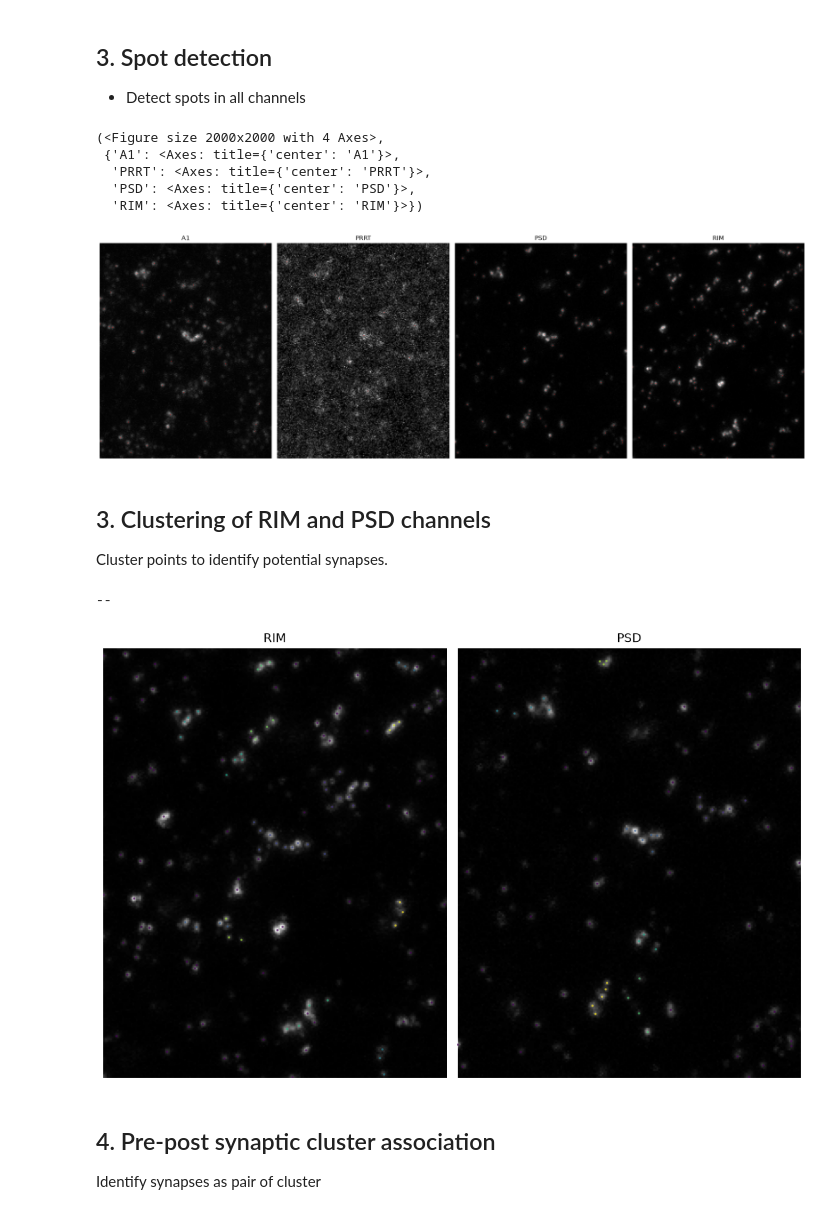
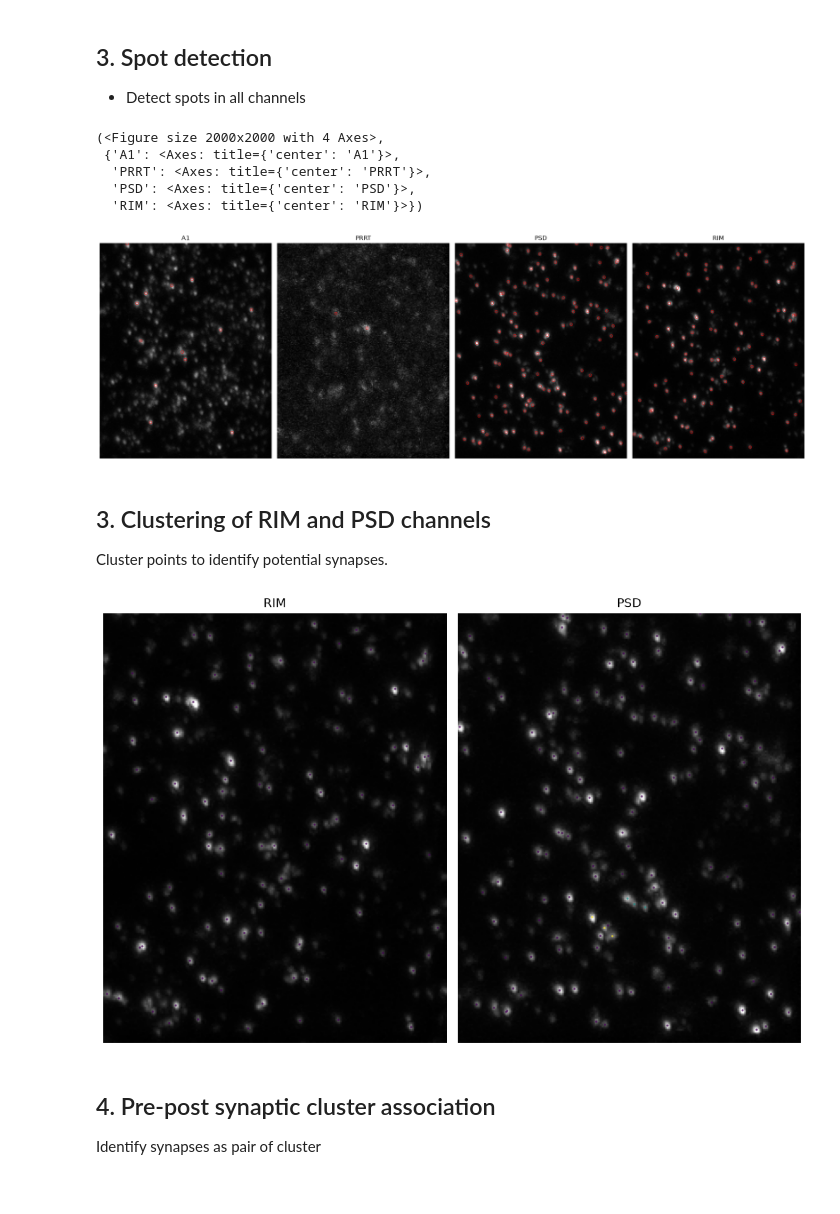
Before and after one commit to jboulanger/synex, a Jupyter notebook: notebooks/Analysis.ipynb, the cells around one changed output. Cells and saved outputs as stored; diff of their text form; code cells hidden in the pictures.

```diff
--- a/notebooks/Analysis.ipynb
+++ b/notebooks/Analysis.ipynb
@@ -23,6 +90,6 @@ v.add_image(image.data, channel_axis=1, name=channels)
 # %% [markdown]
 # 2. Drift correction
 # %%
-shifts, stabilized = pclst.correct_z_drift(data)
-pclst.plot_drift_correction(data,stabilized,shifts)
+shifts, stabilized = synxm.correct_z_drift(data)
+synxm.plot_drift_correction(data,stabilized,shifts)
 # %% [output]
@@ -30,2 +97,2 @@ pclst.plot_drift_correction(data,stabilized,shifts)
 # %%
-# v.add_image(stabilized.data[0,0,:,:100,:100], channel_axis=1)
+v.add_image(stabilized.data[0], channel_axis=1)
@@ -37,53 +116,43 @@ pclst.plot_drift_correction(data,stabilized,shifts)
 import matplotlib.pyplot as plt
 import numpy as np
 
-tmp = stabilized[0, :, :, 250:500, 800:1000]
-parameters = {
-    "PRRT": {"scale_um": 0.4, "specificity": 6},
-    "A1": {"scale_um": 0.3, "specificity": 6},
-    "PSD": {"scale_um": 0.1, "specificity": 8},
-    "RIM": {"scale_um": 0.1, "specificity": 6},
-}
+tmp = stabilized[0]#, :, :, 250:500, 800:1000]
 
-points = pclst.detect_puncta(tmp, parameters)
+points = synxm.detect_puncta(tmp, parameters["detection"])
 
 fig = plt.figure(figsize=(20, 20))
-fig, axes = pclst.plot_data(tmp, split=True, fig=fig)
-pclst.plot_points(points, ms=1, split=True, axes_dict=axes)
+fig, axes = synxm.plot_data(tmp, split=True, fig=fig)
+synxm.plot_points(points, ms=10, split=True, axes_dict=axes)
 # %% [output]
 (<Figure size 2000x2000 with 4 Axes>,
  {'A1': <Axes: title={'center': 'A1'}>,
   'PRRT': <Axes: title={'center': 'PRRT'}>,
   'PSD': <Axes: title={'center': 'PSD'}>,
   'RIM': <Axes: title={'center': 'RIM'}>})
-[figure, old version]
+[figure, new version]
 # %%
-import napari
 
-v = napari.Viewer(ndisplay=3)
-# v.add_image(image.data, channel_axis=1)
+
 vx = np.array([(tmp[a][1].values - tmp[a][0].values) for a in ["Z", "Y", "X"]])
 o = np.array([tmp[a][0].values for a in ["Z", "Y", "X"]])
-# v.add_image(tmp,scale=vx,translate=o, channel_axis=0,name=channels)
 fcol = {"PRRT": "magenta", "A1": "red", "PSD": "green", "RIM": "yellow"}
 for n, pts in points.groupby("C"):
     v.add_image(tmp.sel(C=n), scale=vx, translate=o, name=n, colormap=fcol[n])
-    v.add_points(pts[["Z", "Y", "X"]], size=0.5, name=n, face_color=fcol[n])
+    v.add_points(pts[["Z", "Y", "X"]], size=1, name=n, face_color=fcol[n])
 # %% [markdown]
 ## 3. Clustering of RIM and PSD channels
 Cluster points to identify potential synapses.
 # %%
 
-points, clusters = pclst.cluster_dbscan(points, ["RIM","PSD"], eps=1.5, min_samples=3)
-# pvalues_cluster = compute_dbscan_clustering_pvalue(points,["RIM","PSD"], eps=1.5, min_samples=3)
+points, clusters = synxm.cluster_dbscan(points, **parameters["dbscan"])
+pvalues_cluster = synxm.compute_dbscan_clustering_pvalue(points,**parameters["dbscan"])
 
 fig = plt.figure(figsize=(10, 10))
-fig, axes = pclst.plot_data(tmp.sel(C=["RIM", "PSD"]), split=True, fig=fig)
+fig, axes = synxm.plot_data(tmp.sel(C=["RIM", "PSD"]), split=True, fig=fig)
 for n, g in points[points["C"].isin(["RIM", "PSD"])].groupby("C"):
     axes[n].scatter(g["X"], g["Y"], c=g["cluster_id"], s=2,alpha=0.5)
 # %% [output]
---
-[figure, old version]
+[figure, new version]
 # %% [markdown]
 ## 4. Pre-post synaptic cluster association
 Identify synapses as pair of cluster
```
Also changed, not shown: parts of 12 cells of this notebook, 17 other files.
